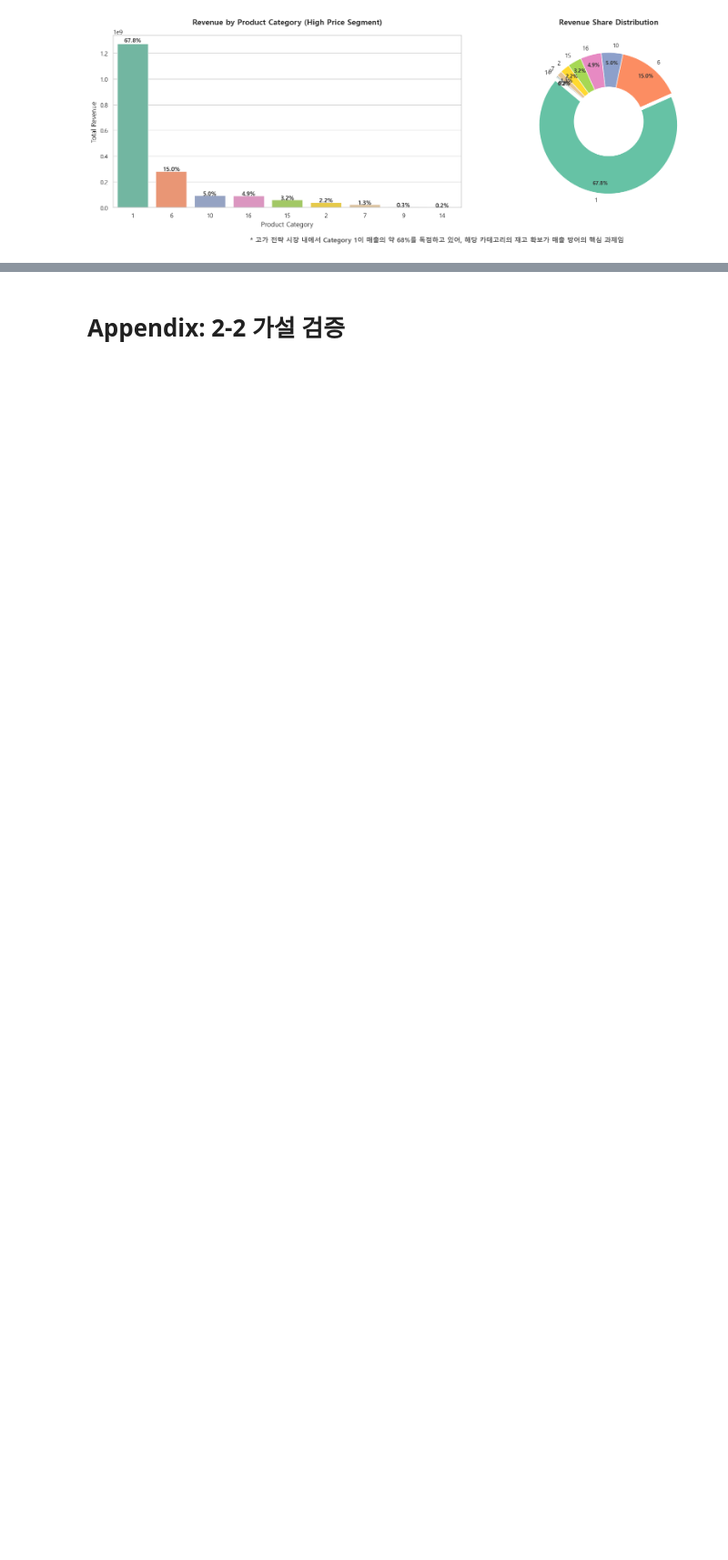
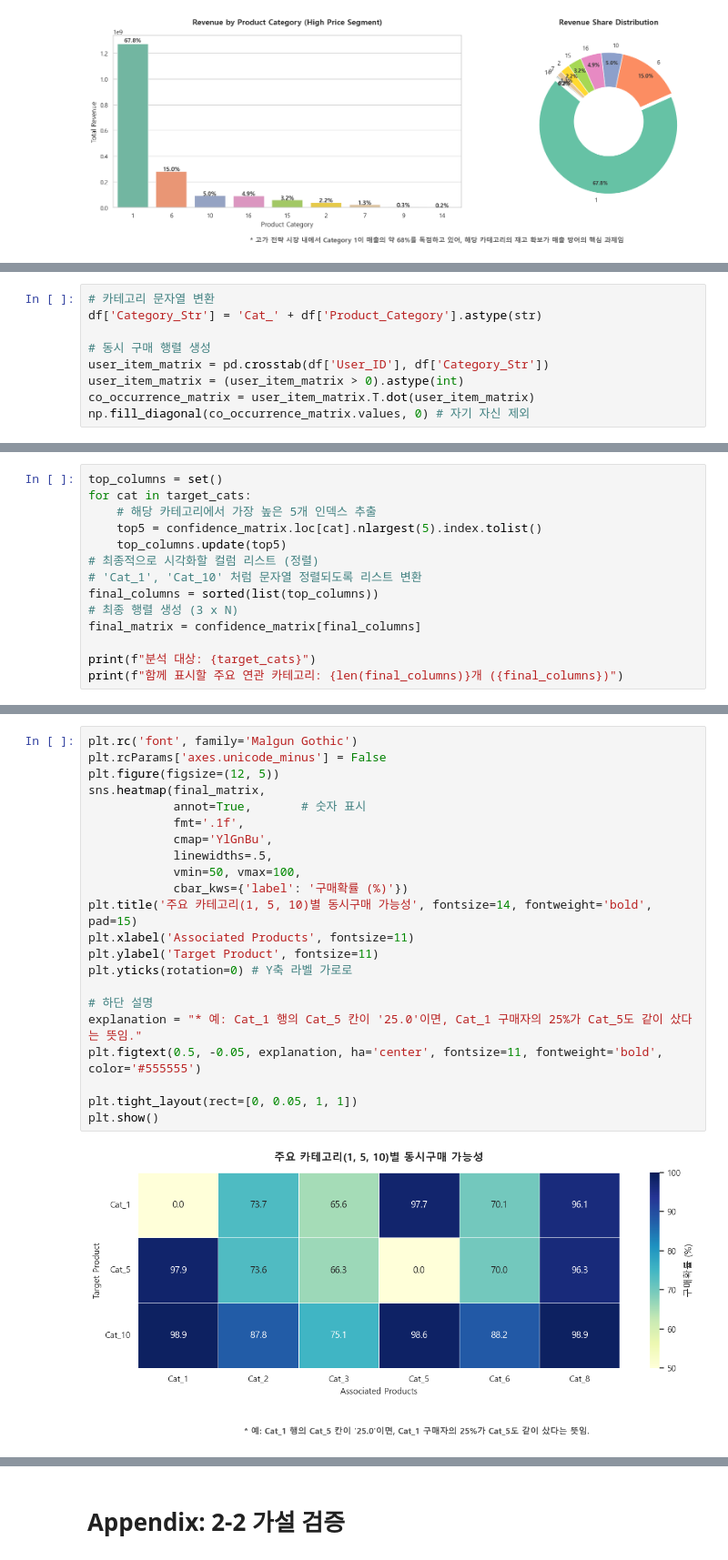
Before and after one commit to sohson/hipython, a Jupyter notebook: 월마트데이터/Wallmart 데이터.ipynb, the cells around one changed output, grey strips where cells are left out. Shown at 91% size. Saved outputs shown, nothing was run; the diff lists cells and outputs as text; blank space fills up the shorter version.

```diff
--- a/월마트데이터/Wallmart 데이터.ipynb
+++ b/월마트데이터/Wallmart 데이터.ipynb
@@ -521,0 +528,9 @@ plt.show()
+# %%
+# 카테고리 문자열 변환
+df['Category_Str'] = 'Cat_' + df['Product_Category'].astype(str)
+
+# 동시 구매 행렬 생성
+user_item_matrix = pd.crosstab(df['User_ID'], df['Category_Str'])
+user_item_matrix = (user_item_matrix > 0).astype(int)
+co_occurrence_matrix = user_item_matrix.T.dot(user_item_matrix)
+np.fill_diagonal(co_occurrence_matrix.values, 0) # 자기 자신 제외
@@ -521,0 +550,14 @@ plt.show()
+# %%
+top_columns = set()
+for cat in target_cats:
+    # 해당 카테고리에서 가장 높은 5개 인덱스 추출
+    top5 = confidence_matrix.loc[cat].nlargest(5).index.tolist()
+    top_columns.update(top5)
+# 최종적으로 시각화할 컬럼 리스트 (정렬)
+# 'Cat_1', 'Cat_10' 처럼 문자열 정렬되도록 리스트 변환
+final_columns = sorted(list(top_columns))
+# 최종 행렬 생성 (3 x N)
+final_matrix = confidence_matrix[final_columns]
+
+print(f"분석 대상: {target_cats}")
+print(f"함께 표시할 주요 연관 카테고리: {len(final_columns)}개 ({final_columns})")
@@ -521,0 +570,24 @@ plt.show()
+# %%
+plt.rc('font', family='Malgun Gothic')
+plt.rcParams['axes.unicode_minus'] = False
+plt.figure(figsize=(12, 5))
+sns.heatmap(final_matrix,
+            annot=True,       # 숫자 표시
+            fmt='.1f',
+            cmap='YlGnBu',
+            linewidths=.5,
+            vmin=50, vmax=100,
+            cbar_kws={'label': '구매확률 (%)'})
+plt.title('주요 카테고리(1, 5, 10)별 동시구매 가능성', fontsize=14, fontweight='bold', pad=15)
+plt.xlabel('Associated Products', fontsize=11)
+plt.ylabel('Target Product', fontsize=11)
+plt.yticks(rotation=0) # Y축 라벨 가로로
+
+# 하단 설명
+explanation = "* 예: Cat_1 행의 Cat_5 칸이 '25.0'이면, Cat_1 구매자의 25%가 Cat_5도 같이 샀다는 뜻임."
+plt.figtext(0.5, -0.05, explanation, ha='center', fontsize=11, fontweight='bold', color='#555555')
+
+plt.tight_layout(rect=[0, 0.05, 1, 1])
+plt.show()
+# %% [output]
+[figure, added]
```
Also changed, not shown: parts of 8 cells of this notebook.
